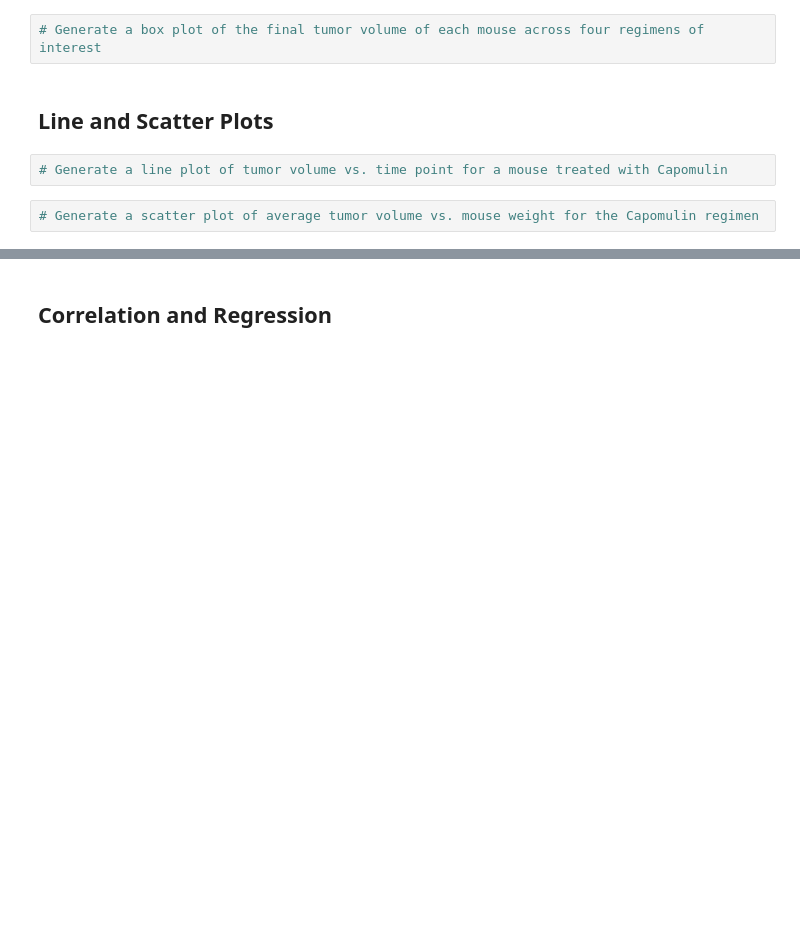
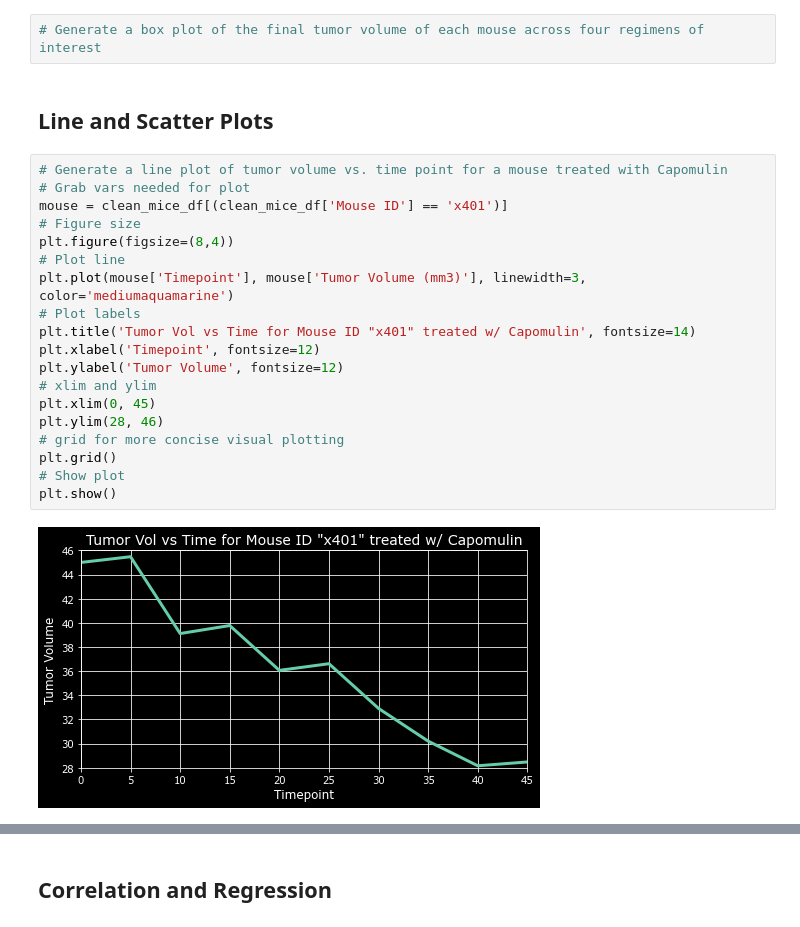
Before and after one commit to cheyroseflammer/pharmaceutical-analysis, a Jupyter notebook: pharmaceutical-analysis/pymaceuticals_starter.ipynb, the cells around one changed output, grey strips where cells are left out. Cells and saved outputs as stored; diff of their text form; blank space fills up the shorter version.

Commit message:
scatter and line plot

```diff
--- a/pharmaceutical-analysis/pymaceuticals_starter.ipynb
+++ b/pharmaceutical-analysis/pymaceuticals_starter.ipynb
@@ -234,7 +250,24 @@ plt.show()
 # Generate a box plot of the final tumor volume of each mouse across four regimens of interest
 # %% [markdown]
 ## Line and Scatter Plots
-# %%
-# Generate a line plot of tumor volume vs. time point for a mouse treated with Capomulin
-# %%
-# Generate a scatter plot of average tumor volume vs. mouse weight for the Capomulin regimen
+# %%
+# Generate a line plot of tumor volume vs. time point for a mouse treated with Capomulin
+# Grab vars needed for plot
+mouse = clean_mice_df[(clean_mice_df['Mouse ID'] == 'x401')]
+# Figure size
+plt.figure(figsize=(8,4))
+# Plot line
+plt.plot(mouse['Timepoint'], mouse['Tumor Volume (mm3)'], linewidth=3, color='mediumaquamarine')
+# Plot labels
+plt.title('Tumor Vol vs Time for Mouse ID "x401" treated w/ Capomulin', fontsize=14)
+plt.xlabel('Timepoint', fontsize=12)
+plt.ylabel('Tumor Volume', fontsize=12)
+# xlim and ylim
+plt.xlim(0, 45)
+plt.ylim(28, 46)
+# grid for more concise visual plotting
+plt.grid()
+# Show plot
+plt.show()
+# %% [output]
+[figure, added]
```
Also changed, not shown: parts of 3 cells of this notebook.
